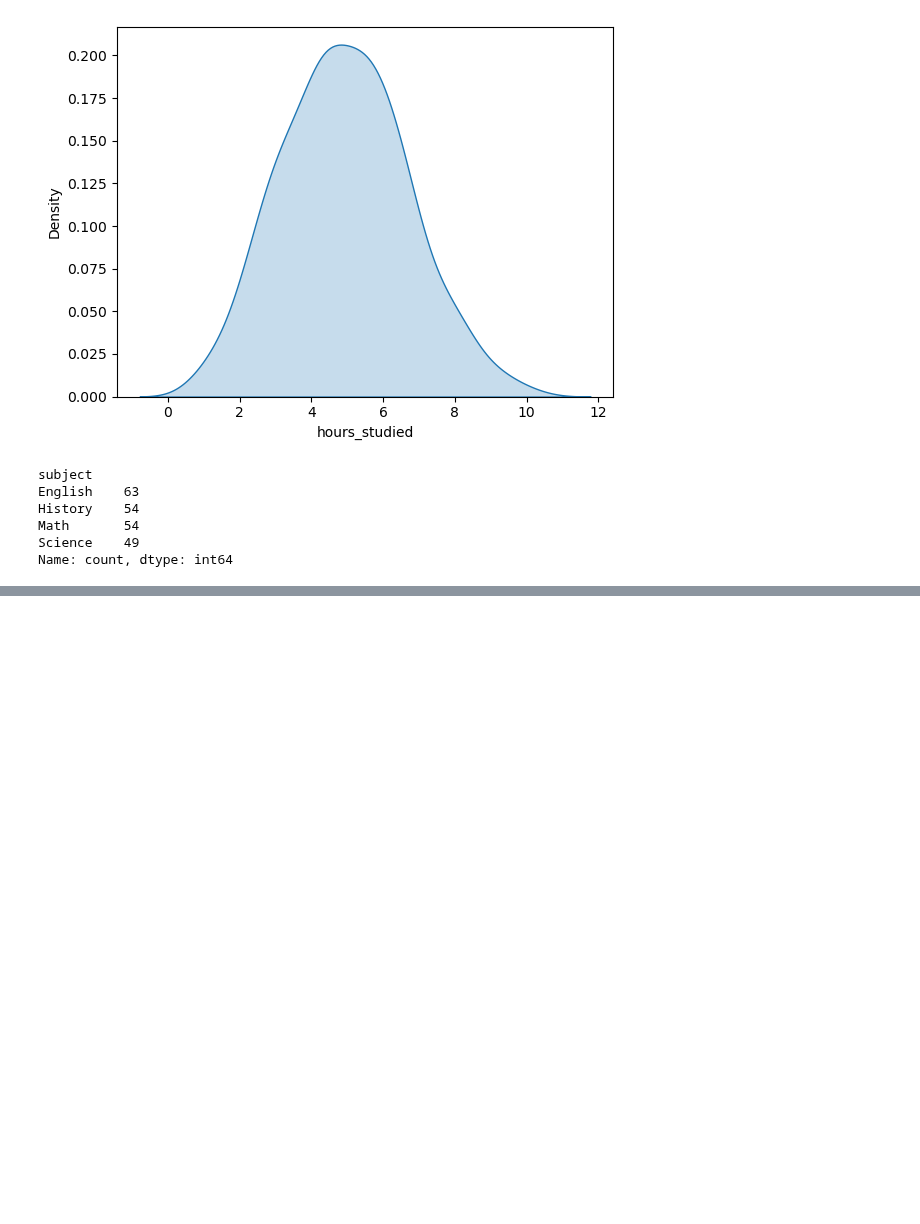
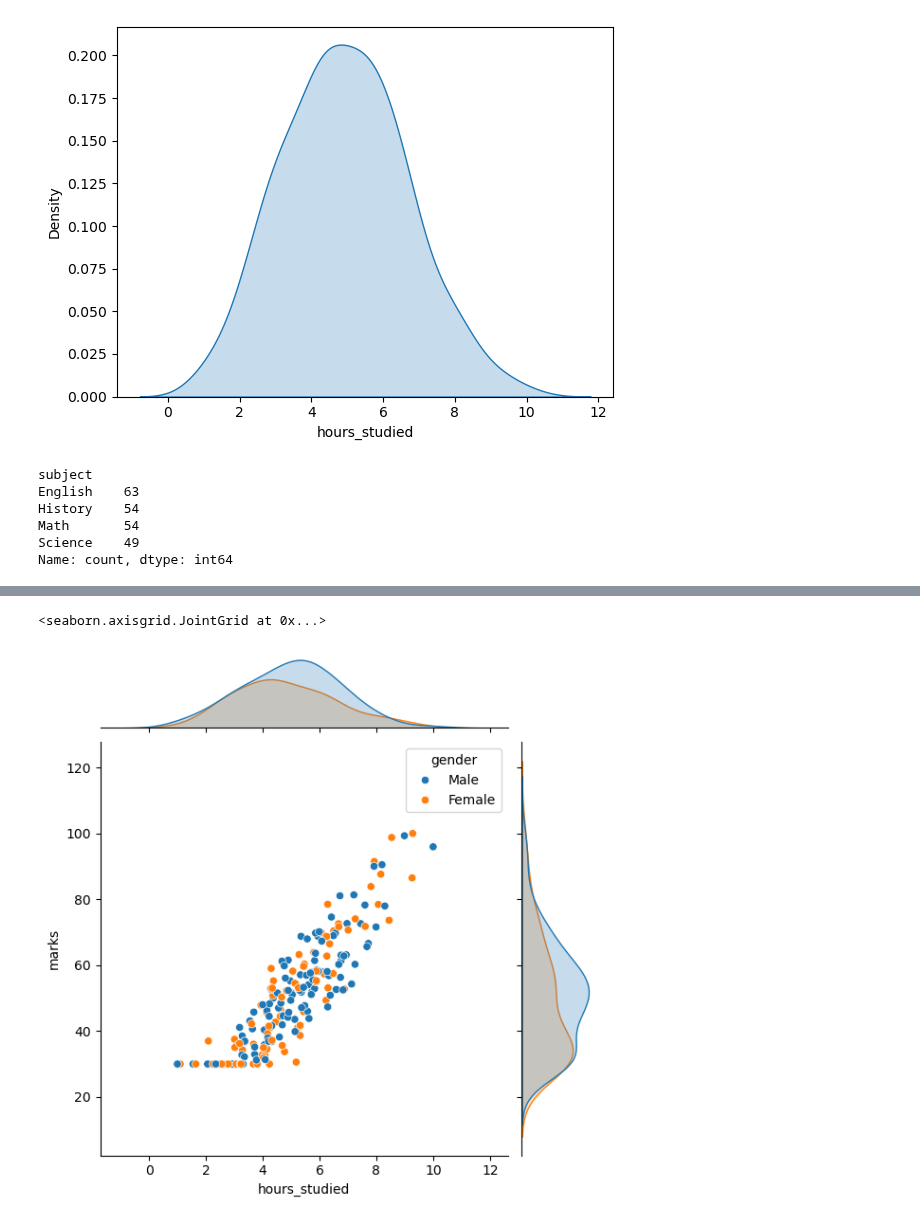
Before and after one commit to joyant-s-g-j/AI-ML-Practices, a Jupyter notebook: jupyterNbProblems/Module_16_5.ipynb, the cells around one changed output, grey strips where cells are left out. Cells and saved outputs as stored; diff of their text form; code cells hidden in the pictures; blank space fills up the shorter version.

```diff
--- a/jupyterNbProblems/Module_16_5.ipynb
+++ b/jupyterNbProblems/Module_16_5.ipynb
@@ -91,0 +100,5 @@ sns.regplot(data=students, x='hours_studied', y )
+# %%
+sns.jointplot(data=students, x="hours_studied", y="marks", kind="scatter", hue="gender")
+# %% [output]
+<seaborn.axisgrid.JointGrid at 0x...>
+[figure, added]
```
Also changed, not shown: parts of 2 cells of this notebook.
